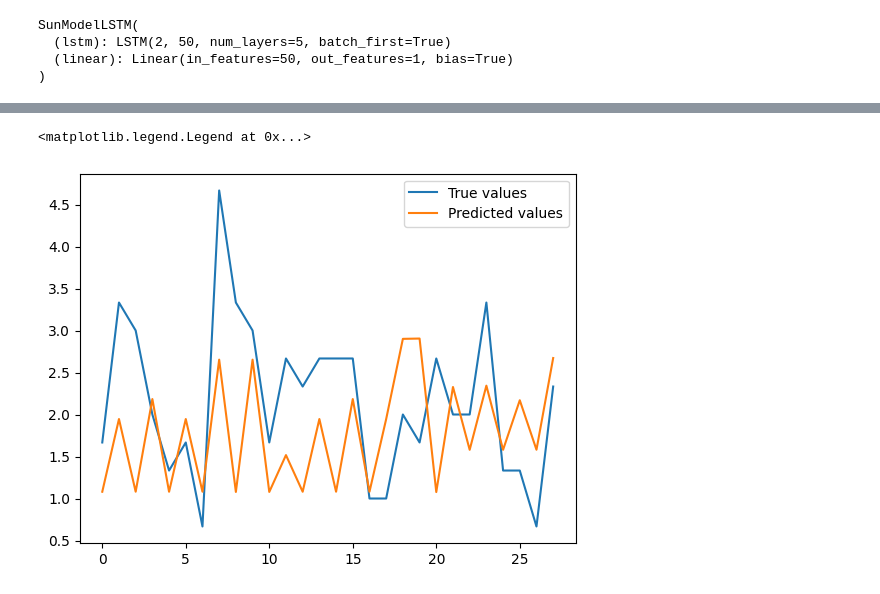
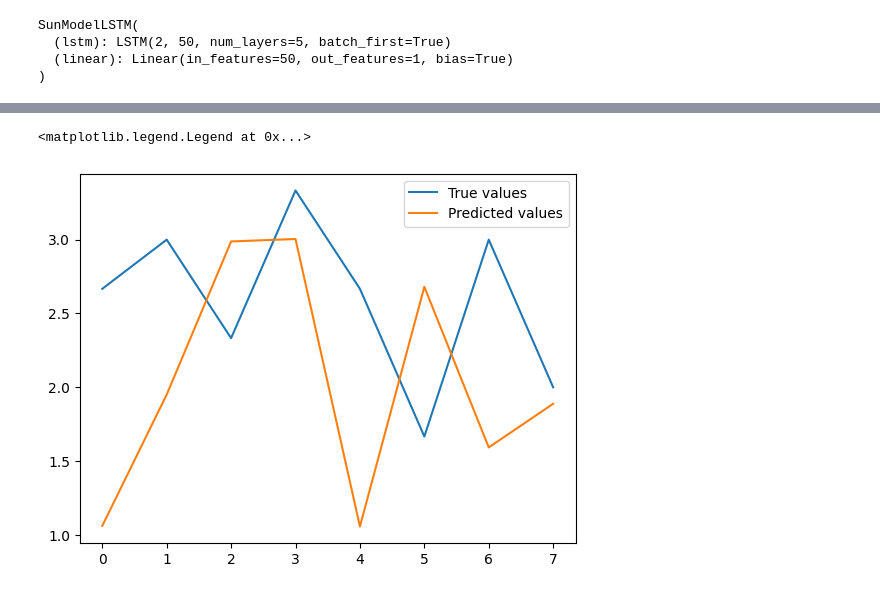
Before and after one commit to AliAhmad02/AppliedML-Final-Project, a Jupyter notebook: sunspot_model_regression.ipynb, the cells around one changed output, grey strips where cells are left out. Saved outputs shown, nothing was run; the diff lists cells and outputs as text; code cells hidden in the pictures.

```diff
--- a/sunspot_model_regression.ipynb
+++ b/sunspot_model_regression.ipynb
@@ -154,6 +154,6 @@ plt.plot(test_hist)
 # %%
-def make_pred1(X_test, n_weeks, num_forecast_steps, lookback):
-    """Predict num_forecast_steps days in the future based on the first n_weeks
+def make_pred1(X_test, n_week, num_forecast_steps, lookback):
+    """Predict num_forecast_steps days in the future based on the n_week(-th) week
     in the test dataset.
 
     The way the prediction is made is as follows. Assume that lookback is 7,
@@ -175,10 +175,10 @@ def make_pred1(X_test, n_weeks, num_forecast_steps, lookback):
     """
     sequence_to_plot = X_test.squeeze().cpu().numpy()
     # Predict based on the first chunk (week for lookback=7) in the test set
-    historical_data = sequence_to_plot[0:n_weeks]
+    historical_data = sequence_to_plot[n_week]
     forecasted_values = []
     with torch.no_grad():
-        for _ in range(num_forecast_steps+n_weeks*lookback):
+        for _ in range(num_forecast_steps+lookback):
             historical_data_tensor = torch.as_tensor(historical_data).float().to(device)
             predicted_value = model(historical_data_tensor).cpu().numpy()[0]
             forecasted_values.append(predicted_value[0])
@@ -187,18 +187,19 @@ def make_pred1(X_test, n_weeks, num_forecast_steps, lookback):
             historical_data[-1] = predicted_value
     return forecasted_values
 # %%
-num_forecast_steps = 28
-n_weeks = 5
-forecasted_vals = make_pred1(X_test, n_weeks, num_forecast_steps, lookback)
+num_forecast_steps = 8
+n_week = 4
+forecasted_vals = make_pred1(X_test, n_week, num_forecast_steps, lookback)
 # forecasted_vals = scaler.inverse_transform(np.stack((np.arange(len(forecasted_vals)), forecasted_vals)).T)[:, 1]
-true_data = test[0:num_forecast_steps + lookback*n_weeks]
+true_start = n_week + lookback
+true_data = test[true_start:true_start + num_forecast_steps]
 # true_data = scaler.inverse_transform(true_data)[:, 1]
 # %%
 # plt.plot(final_ytest, label="True values")
-plt.plot(true_data[lookback*n_weeks:, 1], label="True values")
-plt.plot(forecasted_vals[lookback*n_weeks:], label="Predicted values")
+plt.plot(true_data[:, 1], label="True values")
+plt.plot(forecasted_vals[lookback:], label="Predicted values")
 # plt.ylim(0, 3)
 plt.legend()
 # %% [output]
 <matplotlib.legend.Legend at 0x...>
-[figure, old version]
+[figure, new version]
```
Also changed, not shown: parts of 2 cells of this notebook.
